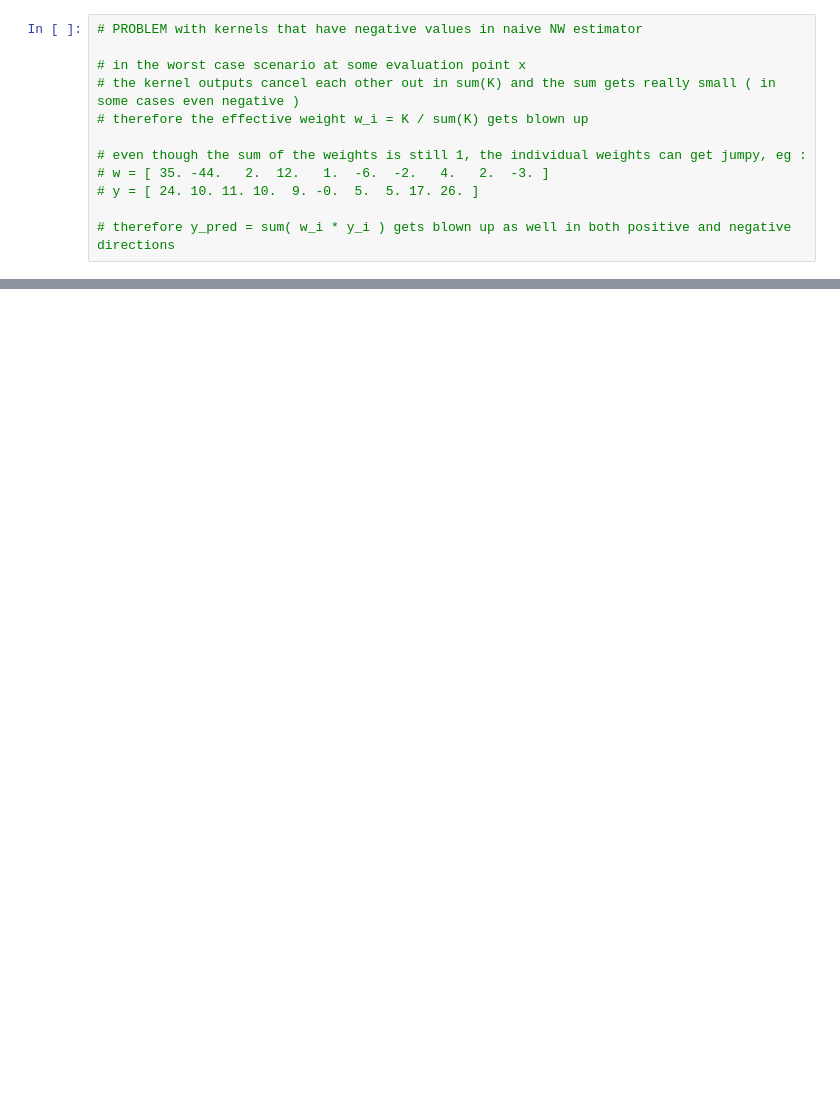
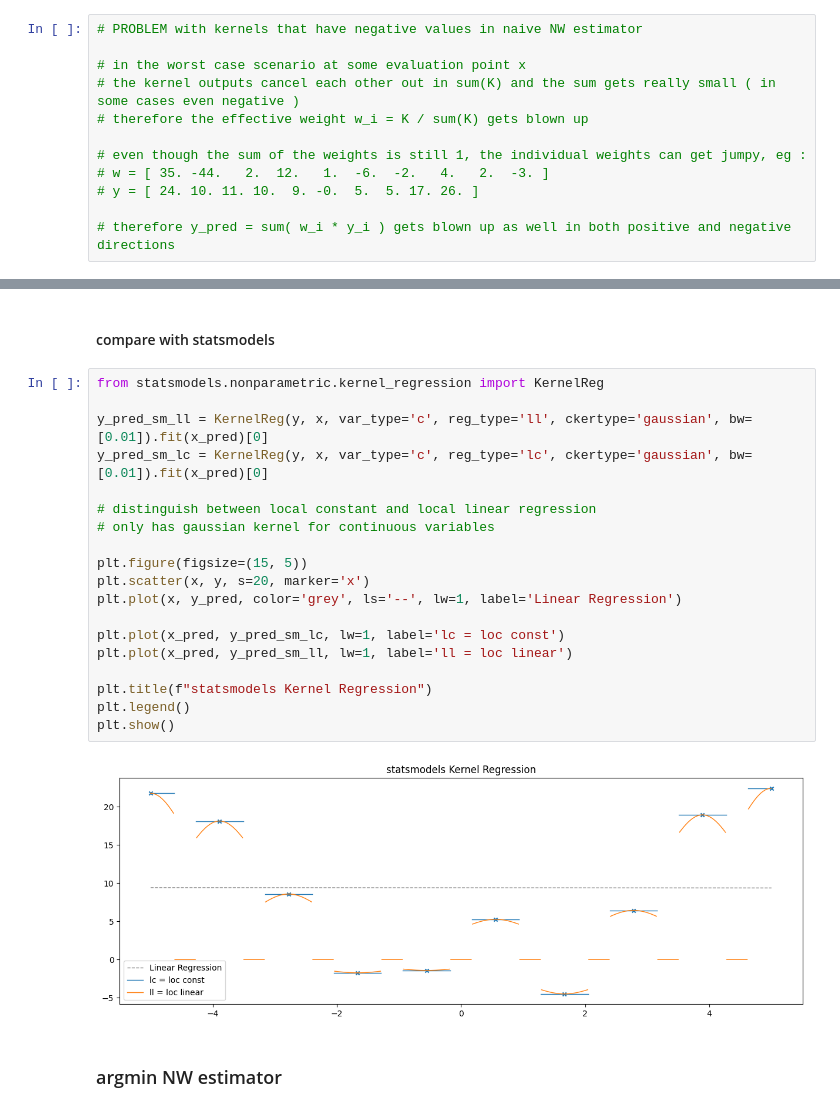
Before and after one commit to hikotei/Kernel-Simulations, a Jupyter notebook: 2023_12_12 NW.ipynb, the cells around one changed output, grey strips where cells are left out. Drawn from its saved outputs; the diff is of its cells as text; blank space fills up the shorter version.

```diff
--- a/2023_12_12 NW.ipynb
+++ b/2023_12_12 NW.ipynb
@@ -179,0 +177,25 @@ for kernel_type in kernel_types :
+# %% [markdown]
+#### compare with statsmodels
+# %%
+from statsmodels.nonparametric.kernel_regression import KernelReg
+
+y_pred_sm_ll = KernelReg(y, x, var_type='c', reg_type='ll', ckertype='gaussian', bw=[0.01]).fit(x_pred)[0]
+y_pred_sm_lc = KernelReg(y, x, var_type='c', reg_type='lc', ckertype='gaussian', bw=[0.01]).fit(x_pred)[0]
+
+# distinguish between local constant and local linear regression
+# only has gaussian kernel for continuous variables
+
+plt.figure(figsize=(15, 5))
+plt.scatter(x, y, s=20, marker='x')
+plt.plot(x, y_pred, color='grey', ls='--', lw=1, label='Linear Regression')
+
+plt.plot(x_pred, y_pred_sm_lc, lw=1, label='lc = loc const')
+plt.plot(x_pred, y_pred_sm_ll, lw=1, label='ll = loc linear')
+
+plt.title(f"statsmodels Kernel Regression")
+plt.legend()
+plt.show()
+# %% [output]
+[figure, added]
+# %% [markdown]
+### argmin NW estimator
```
Also changed, not shown: parts of 12 cells of this notebook.
